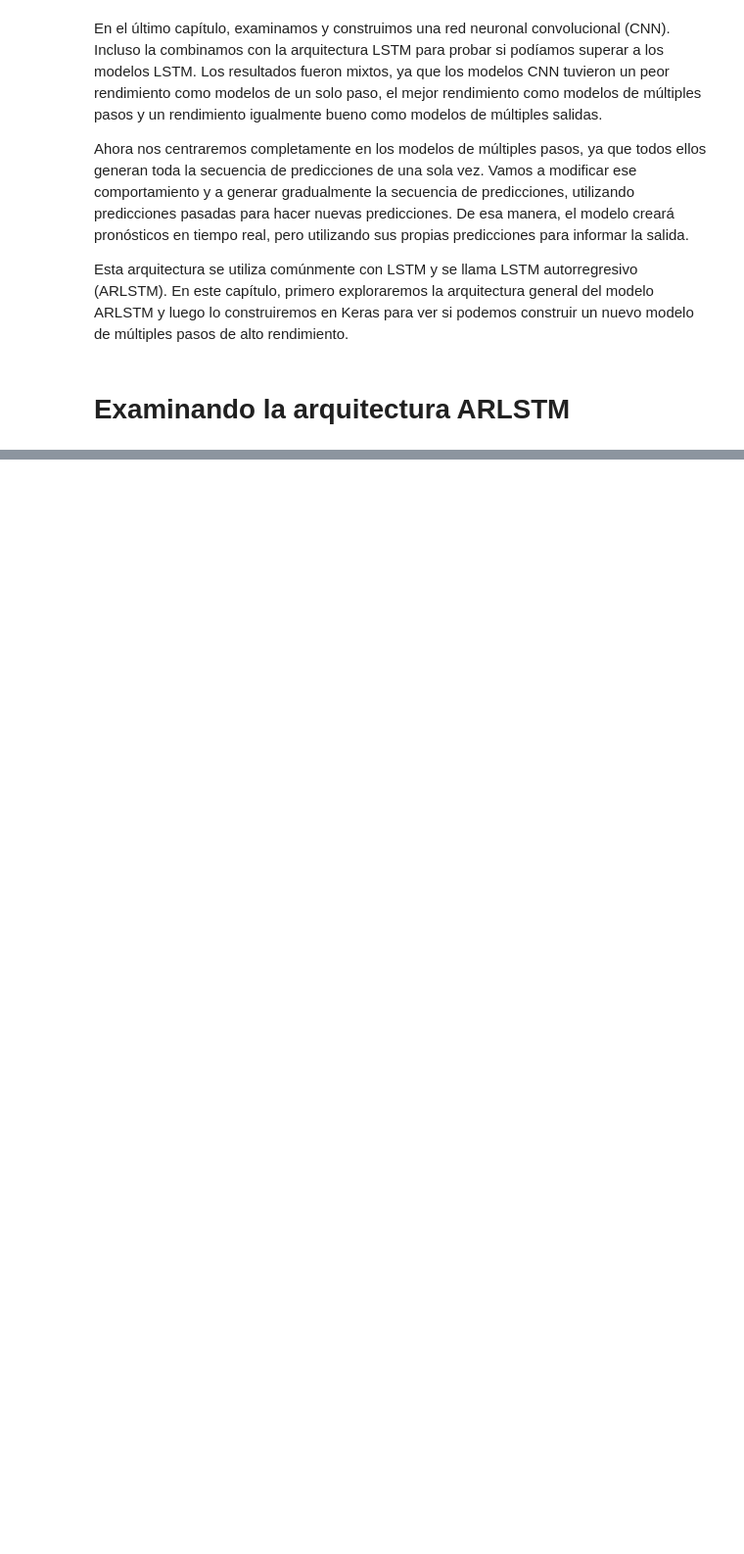
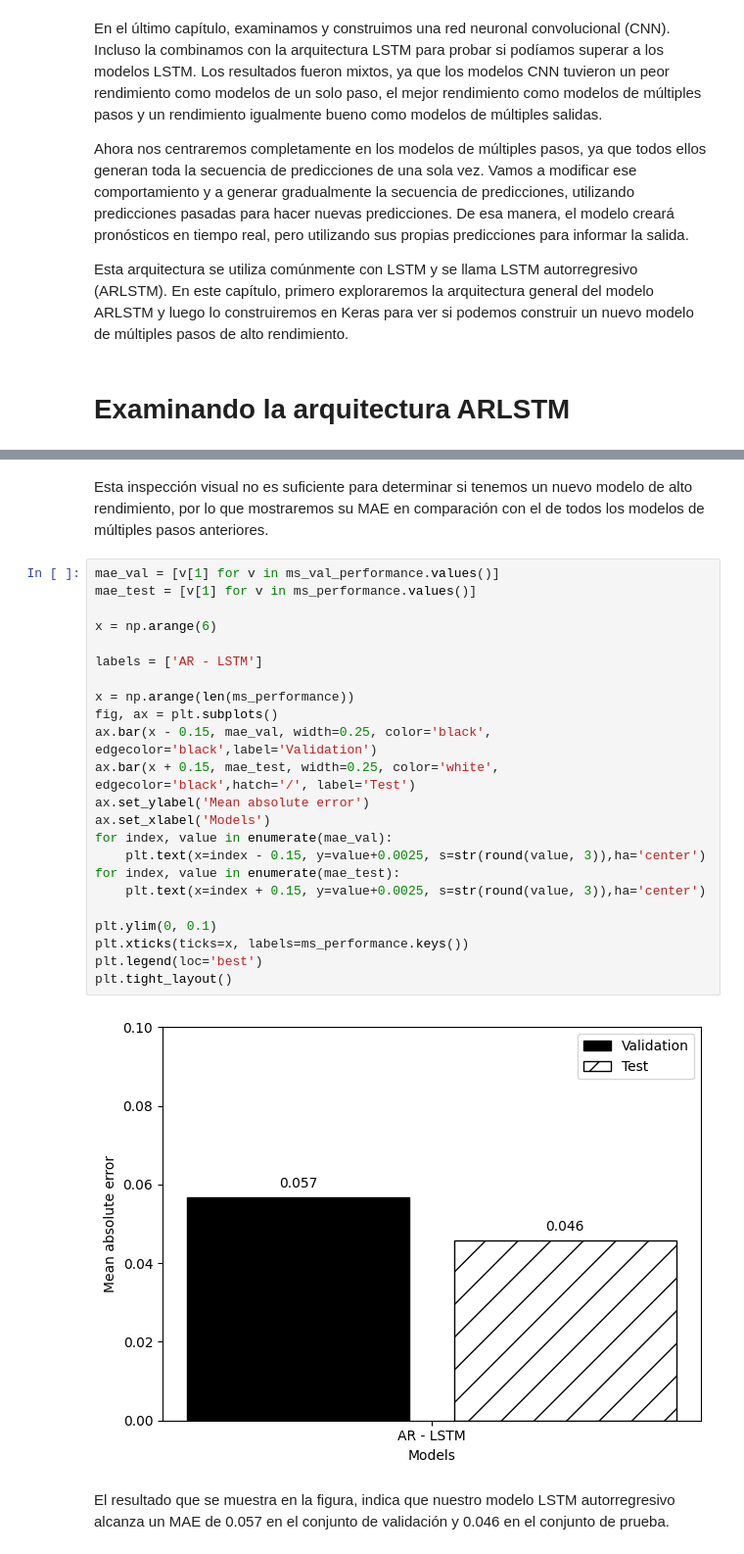
Before and after one commit to luiscxz/Series-Temporales, a Jupyter notebook: Cap17-Usando predicciones para hacer más predicciones.ipynb, the cells around one changed output, grey strips where cells are left out. Shown: that part at 98% size. Saved outputs shown, nothing was run; the diff lists cells and outputs as text; blank space fills up the shorter version.

```diff
--- a/Cap17-Usando predicciones para hacer más predicciones.ipynb
+++ b/Cap17-Usando predicciones para hacer más predicciones.ipynb
@@ -34,0 +352,29 @@ Aún así, es bueno tener este modelo en su caja de herramientas de métodos de
+# %% [markdown]
+Esta inspección visual no es suficiente para determinar si tenemos un nuevo modelo de alto rendimiento, por lo que mostraremos su MAE en comparación con el de todos los modelos de múltiples pasos anteriores.
+# %%
+mae_val = [v[1] for v in ms_val_performance.values()]
+mae_test = [v[1] for v in ms_performance.values()]
+
+x = np.arange(6)
+
+labels = ['AR - LSTM']
+
+x = np.arange(len(ms_performance))
+fig, ax = plt.subplots()
+ax.bar(x - 0.15, mae_val, width=0.25, color='black', edgecolor='black',label='Validation')
+ax.bar(x + 0.15, mae_test, width=0.25, color='white', edgecolor='black',hatch='/', label='Test')
+ax.set_ylabel('Mean absolute error')
+ax.set_xlabel('Models')
+for index, value in enumerate(mae_val):
+    plt.text(x=index - 0.15, y=value+0.0025, s=str(round(value, 3)),ha='center')
+for index, value in enumerate(mae_test):
+    plt.text(x=index + 0.15, y=value+0.0025, s=str(round(value, 3)),ha='center')
+
+plt.ylim(0, 0.1)
+plt.xticks(ticks=x, labels=ms_performance.keys())
+plt.legend(loc='best')
+plt.tight_layout()
+# %% [output]
+[figure, added]
+# %% [markdown]
+El resultado que se muestra en la figura, indica que nuestro modelo LSTM autorregresivo alcanza un MAE de 0.057 en el conjunto de validación y 0.046 en el conjunto de prueba.
```
Also changed, not shown: parts of 19 cells of this notebook.
